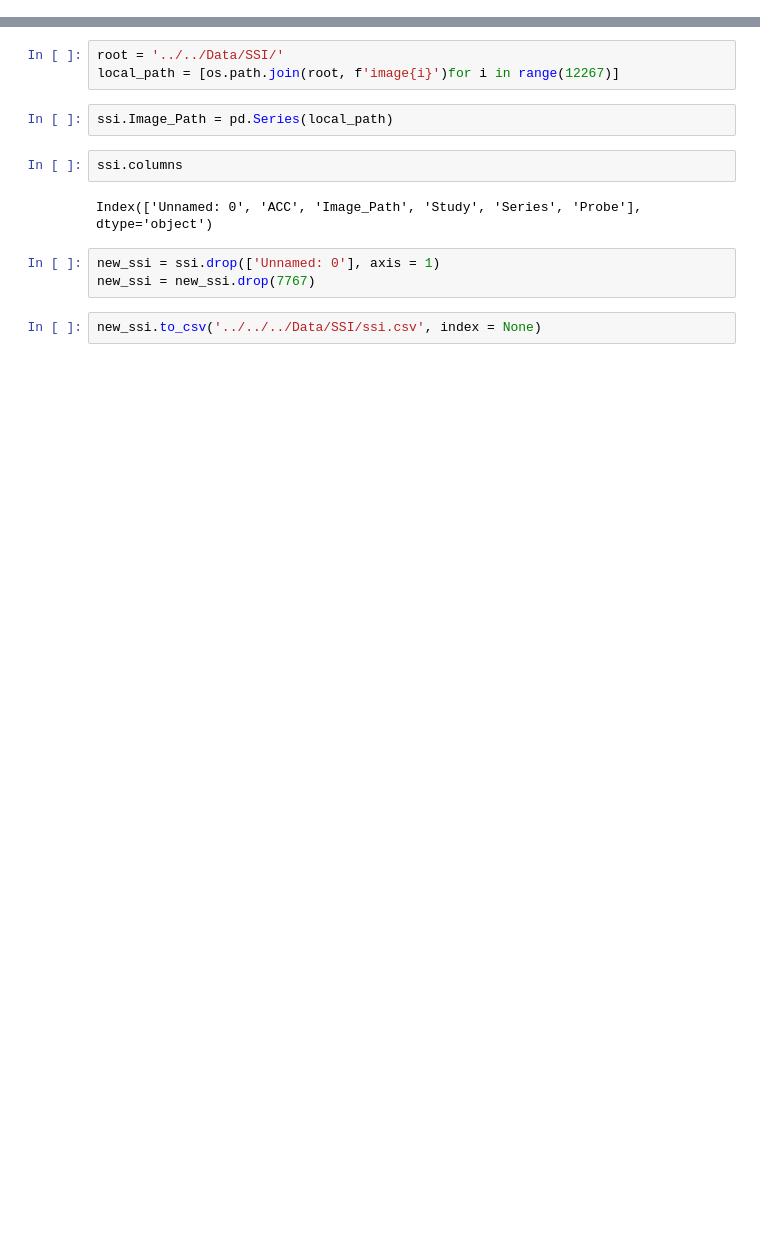
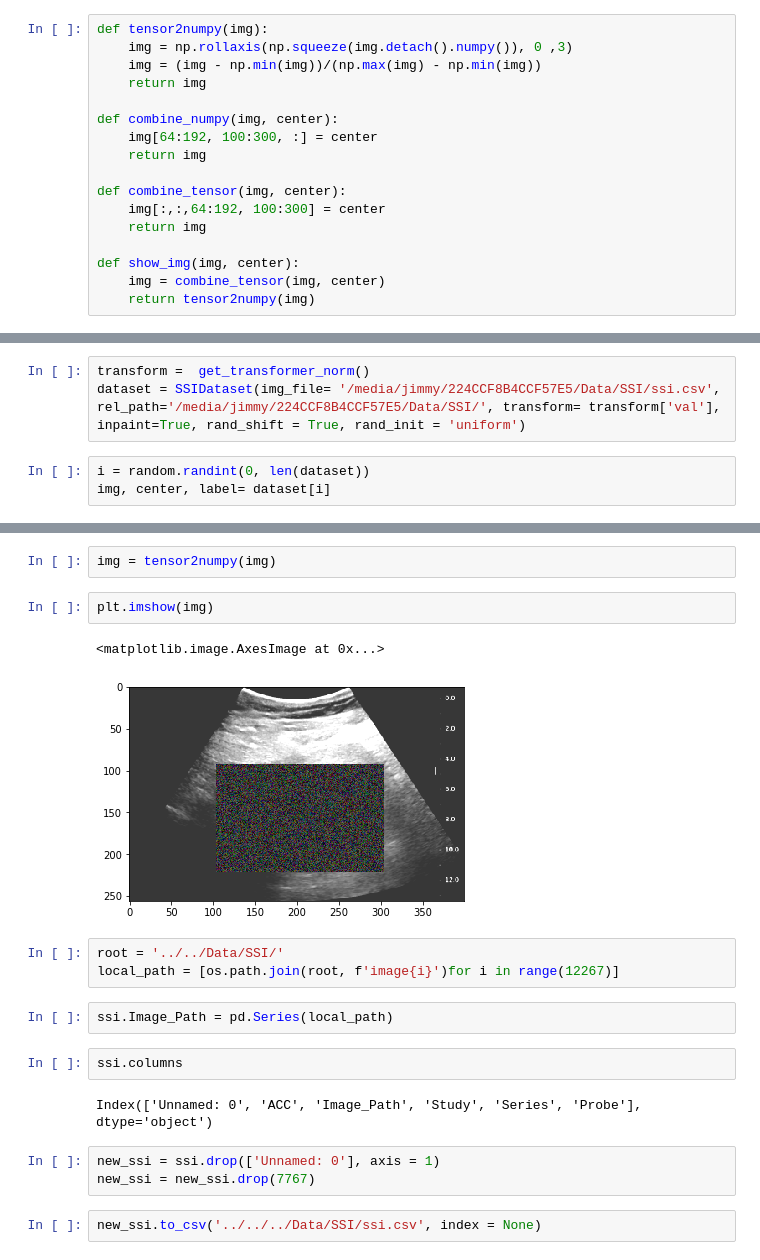
Before and after one commit to sdcjimmy/ContextEncoder, a Jupyter notebook: notebook/data_loading.ipynb, the cells around one changed output, grey strips where cells are left out. Drawn from its saved outputs; the diff is of its cells as text; blank space fills up the shorter version.

```diff
--- a/notebook/data_loading.ipynb
+++ b/notebook/data_loading.ipynb
@@ -8,0 +21,17 @@ ssi = pd.read_csv('/mnt/Liver/GE_study_hri/oracle-scripts/data/ssi.csv')
+# %%
+def tensor2numpy(img):
+    img = np.rollaxis(np.squeeze(img.detach().numpy()), 0 ,3)
+    img = (img - np.min(img))/(np.max(img) - np.min(img))
+    return img
+
+def combine_numpy(img, center):
+    img[64:192, 100:300, :] = center
+    return img
+
+def combine_tensor(img, center):
+    img[:,:,64:192, 100:300] = center
+    return img
+
+def show_img(img, center):
+    img = combine_tensor(img, center)
+    return tensor2numpy(img)
@@ -8,0 +156,6 @@ ssi = pd.read_csv('/mnt/Liver/GE_study_hri/oracle-scripts/data/ssi.csv')
+# %%
+transform =  get_transformer_norm()
+dataset = SSIDataset(img_file= '/media/jimmy/224CCF8B4CCF57E5/Data/SSI/ssi.csv', rel_path='/media/jimmy/224CCF8B4CCF57E5/Data/SSI/', transform= transform['val'], inpaint=True, rand_shift = True, rand_init = 'uniform')
+# %%
+i = random.randint(0, len(dataset))
+img, center, label= dataset[i]
@@ -9,3 +182,10 @@ ssi = pd.read_csv('/mnt/Liver/GE_study_hri/oracle-scripts/data/ssi.csv')
+# %%
+img = tensor2numpy(img)
+# %%
+plt.imshow(img)
+# %% [output]
+<matplotlib.image.AxesImage at 0x...>
+[figure, added]
 # %%
 root = '../../Data/SSI/'
 local_path = [os.path.join(root, f'image{i}')for i in range(12267)]
```
Also changed, not shown: parts of 5 cells of this notebook, 6 other files.
